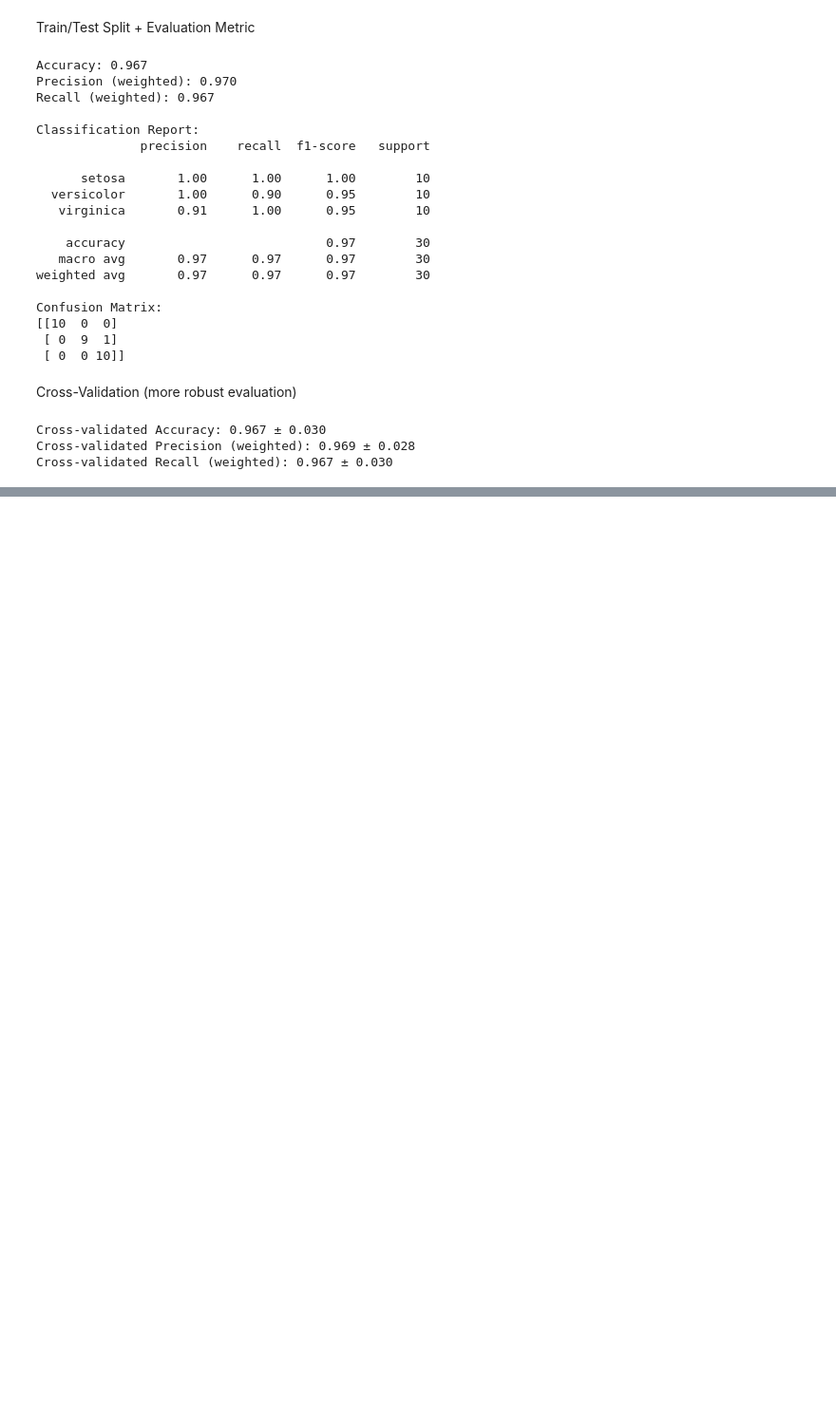
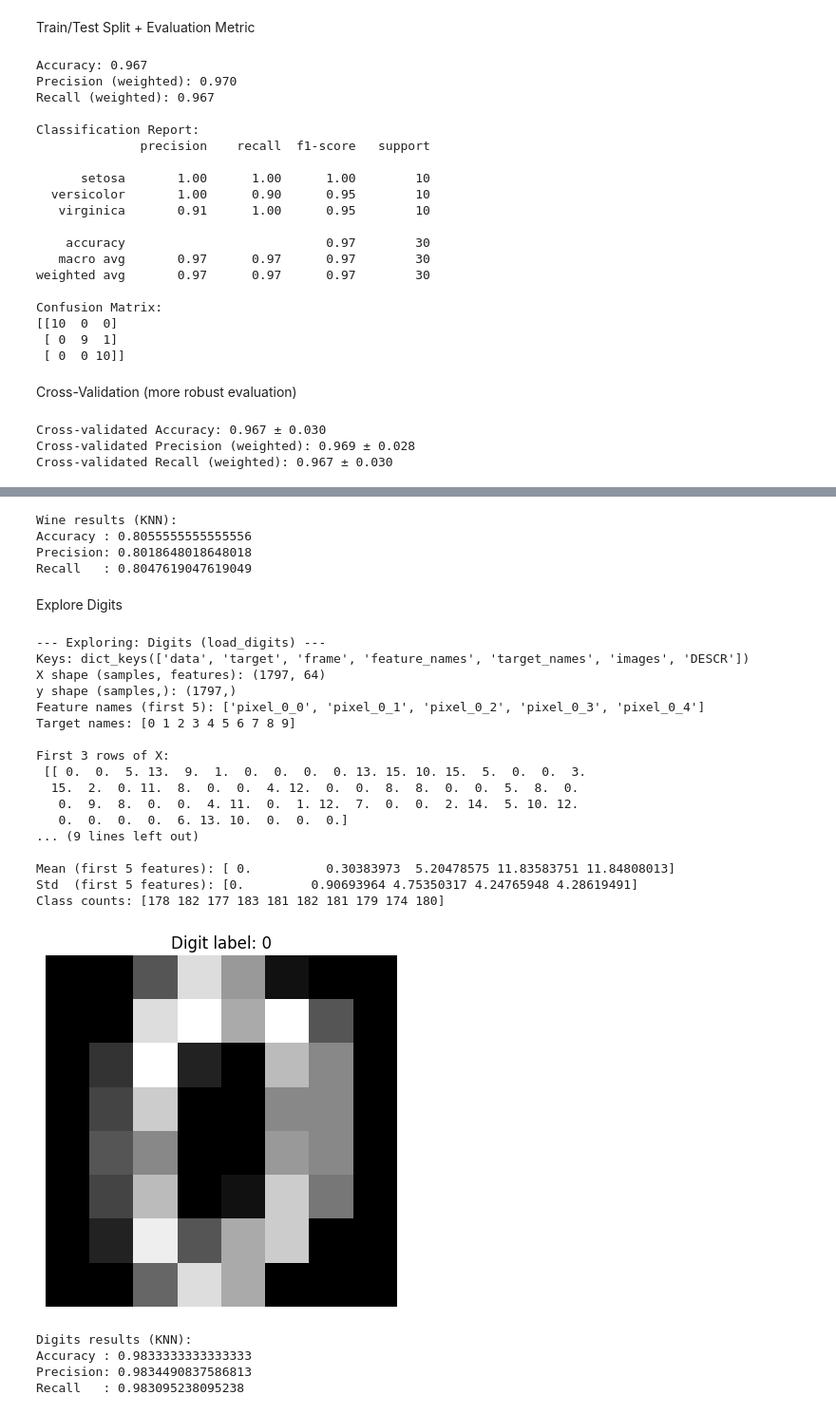
Before and after one commit to JudyDuJY/ai-for-the-arts, a Jupyter notebook: coding_exercises.ipynb, the cells around one changed output, grey strips where cells are left out. Shown at 95% size. Cells and saved outputs as stored; diff of their text form; code cells hidden in the pictures; blank space fills up the shorter version.

Commit message:
Explore other datasets

```diff
--- a/coding_exercises.ipynb
+++ b/coding_exercises.ipynb
@@ -1980,0 +2068,76 @@ Cross-validated Recall (weighted): 0.967 ± 0.030
+# %%
+from sklearn.model_selection import train_test_split
+from sklearn.neighbors import KNeighborsClassifier
+from sklearn.metrics import accuracy_score, precision_score, recall_score
+
+X_train, X_test, y_train, y_test = train_test_split(
+    X_wine, y_wine, test_size=0.2, random_state=42, stratify=y_wine
+)
+
+model = KNeighborsClassifier(n_neighbors=5)
+model.fit(X_train, y_train)
+
+y_pred = model.predict(X_test)
+
+print("\nWine results (KNN):")
+print("Accuracy :", accuracy_score(y_test, y_pred))
+
+# For multi-class, use average="macro" (simple beginner-friendly choice)
+print("Precision:", precision_score(y_test, y_pred, average="macro"))
+print("Recall   :", recall_score(y_test, y_pred, average="macro"))
+# %% [output]
+Wine results (KNN):
+Accuracy : 0.8055555555555556
+Precision: 0.8018648018648018
+Recall   : 0.8047619047619049
+# %% [markdown]
+Explore Digits
+# %%
+from sklearn.datasets import load_digits
+
+digits = load_digits()
+X_digits, y_digits = explore_dataset(digits, "Digits (load_digits)")
+
+# Show the first digit image (8x8)
+plt.imshow(digits.images[0], cmap="gray")
+plt.title(f"Digit label: {y_digits[0]}")
+plt.axis("off")
+plt.show()
+# %% [output]
+--- Exploring: Digits (load_digits) ---
+Keys: dict_keys(['data', 'target', 'frame', 'feature_names', 'target_names', 'images', 'DESCR'])
+X shape (samples, features): (1797, 64)
+y shape (samples,): (1797,)
+Feature names (first 5): ['pixel_0_0', 'pixel_0_1', 'pixel_0_2', 'pixel_0_3', 'pixel_0_4']
+Target names: [0 1 2 3 4 5 6 7 8 9]
+
+First 3 rows of X:
+ [[ 0.  0.  5. 13.  9.  1.  0.  0.  0.  0. 13. 15. 10. 15.  5.  0.  0.  3.
+  15.  2.  0. 11.  8.  0.  0.  4. 12.  0.  0.  8.  8.  0.  0.  5.  8.  0.
+   0.  9.  8.  0.  0.  4. 11.  0.  1. 12.  7.  0.  0.  2. 14.  5. 10. 12.
+   0.  0.  0.  0.  6. 13. 10.  0.  0.  0.]
+... (9 lines left out)
+
+Mean (first 5 features): [ 0.          0.30383973  5.20478575 11.83583751 11.84808013]
+Std  (first 5 features): [0.         0.90693964 4.75350317 4.24765948 4.28619491]
+Class counts: [178 182 177 183 181 182 181 179 174 180]
+[figure, added]
+# %%
+X_train, X_test, y_train, y_test = train_test_split(
+    X_digits, y_digits, test_size=0.2, random_state=42, stratify=y_digits
+)
+
+model = KNeighborsClassifier(n_neighbors=5)
+model.fit(X_train, y_train)
+
+y_pred = model.predict(X_test)
+
+print("\nDigits results (KNN):")
+print("Accuracy :", accuracy_score(y_test, y_pred))
+print("Precision:", precision_score(y_test, y_pred, average="macro"))
+print("Recall   :", recall_score(y_test, y_pred, average="macro"))
+# %% [output]
+Digits results (KNN):
+Accuracy : 0.9833333333333333
+Precision: 0.9834490837586813
+Recall   : 0.983095238095238
```
Also changed, not shown: parts of 8 cells of this notebook.
